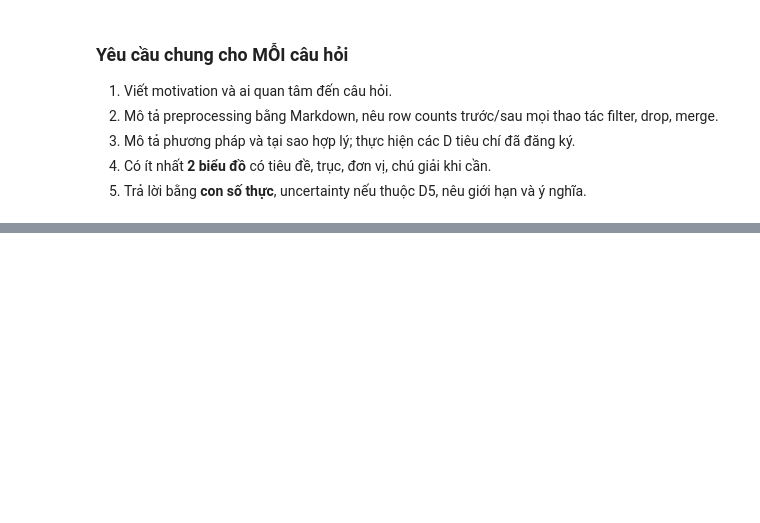
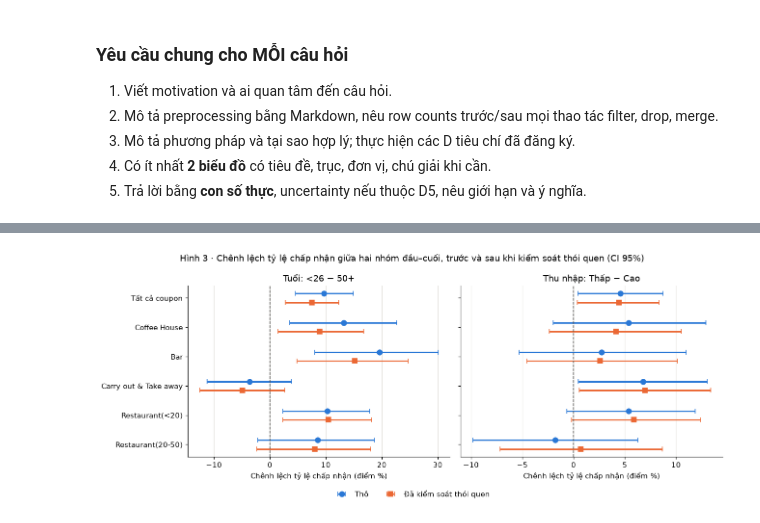
Before and after one commit to TrNhDuong/in-vehicle-coupon-analysis, a Jupyter notebook: notebooks/02C_ly_q5.ipynb, the cells around one changed output, grey strips where cells are left out. Saved outputs shown, nothing was run; the diff lists cells and outputs as text; code cells hidden in the pictures; blank space fills up the shorter version.

```diff
--- a/notebooks/02C_ly_q5.ipynb
+++ b/notebooks/02C_ly_q5.ipynb
@@ -68,0 +501,11 @@ Kiểm soát loại coupon và thói quen liên quan (D4), CI/chênh lệch (D5)
+# %%
+# Bảng 3 chiều: coupon × mức thói quen × nhóm tuổi (và thu nhập), kèm kiểm tra ô nhỏ
+SMALL_CELL_PEOPLE = 30   # ô có dưới 30 người được đánh dấu là "ít mẫu"
+
+for group_col in ["age_group", "income_group"]:
+    cells = rate_table(q5_cc, ["coupon", "frequent_user", group_col])
+    print(f"Tỷ lệ chấp nhận (%) theo coupon × thói quen × {group_col}")
+    display(cells["ty_le_pct"].unstack(group_col).loc[COUPON_ORDER])
+    small = cells[cells["so_nguoi"] < SMALL_CELL_PEOPLE]
+    print(f"Số ô có dưới {SMALL_CELL_PEOPLE} người: {len(small)} / {len(cells)}")
+    display(small)
@@ -68,0 +758,36 @@ Kiểm soát loại coupon và thói quen liên quan (D4), CI/chênh lệch (D5)
+# %%
+# Hình 3: chênh lệch giữa hai nhóm đầu–cuối, thô và sau khi kiểm soát thói quen
+SCOPES = ["Tất cả coupon"] + COUPON_ORDER
+# Với "Tất cả coupon" lấy mức chuẩn hoá coupon × thói quen; trong từng coupon lấy mức chuẩn hoá theo thói quen
+ADJUSTED_NAMES = ["Chuẩn hoá theo coupon × thói quen", "Chuẩn hoá theo thói quen"]
+SERIES = [("Thô", BLUE, "o", -0.15), ("Đã kiểm soát thói quen", ORANGE, "s", 0.15)]
+
+fig, axes = plt.subplots(1, 2, figsize=(12, 4.8), sharey=True)
+for ax, contrast_name in zip(axes, CONTRASTS):
+    part = contrasts[contrasts["so_sanh"] == contrast_name]
+    for series_name, color, marker, offset in SERIES:
+        if series_name == "Thô":
+            selected = part[part["dieu_chinh"] == "Thô"]
+        else:
+            selected = part[part["dieu_chinh"].isin(ADJUSTED_NAMES)]
+        selected = selected.set_index("pham_vi").loc[SCOPES]
+        y_pos = np.arange(len(SCOPES)) + offset
+        diff = selected["chenh_lech_pp"].to_numpy()
+        ax.errorbar(diff, y_pos,
+                    xerr=[diff - selected["ci_low"].to_numpy(), selected["ci_high"].to_numpy() - diff],
+                    fmt=marker, color=color, markersize=7, elinewidth=2, capsize=3, label=series_name)
+    ax.axvline(0, color=MUTED, linewidth=1, linestyle="--")   # mốc "không chênh lệch"
+    ax.set_title(contrast_name)
+    ax.set_xlabel("Chênh lệch tỷ lệ chấp nhận (điểm %)")
+    ax.grid(axis="y", visible=False)
+
+axes[0].set_yticks(np.arange(len(SCOPES)), SCOPES)
+axes[0].invert_yaxis()                                        # "Tất cả coupon" nằm trên cùng
+handles, labels = axes[0].get_legend_handles_labels()
+fig.legend(handles, labels, loc="lower center", ncol=2, frameon=False)
+fig.suptitle("Hình 3 · Chênh lệch tỷ lệ chấp nhận giữa hai nhóm đầu–cuối, trước và sau khi kiểm soát thói quen (CI 95%)")
+fig.tight_layout(rect=(0, 0.06, 1, 1))                        # chừa chỗ phía dưới cho chú giải
+fig.savefig(FIG_DIR / "q5_fig3_contrasts_raw_vs_adjusted.png", dpi=150)
+plt.show()
+# %% [output]
+[figure, added]
```
Also changed, not shown: parts of 40 cells of this notebook, 4 other files.
